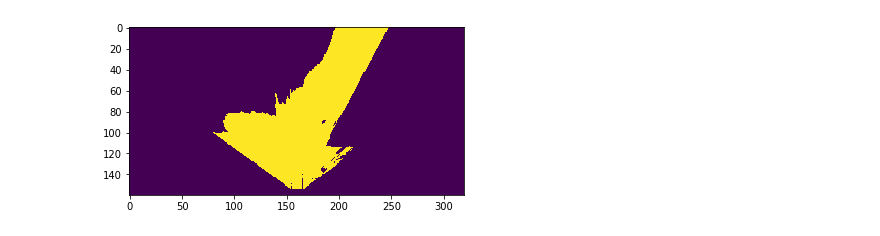
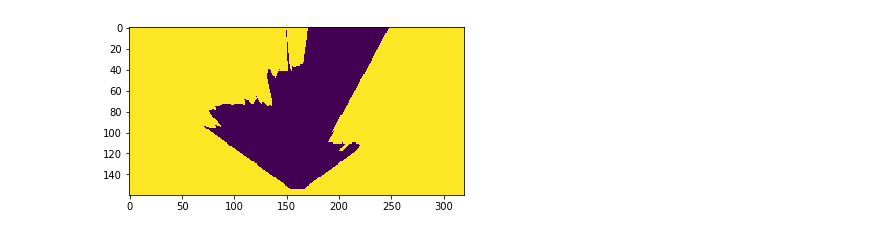
Before and after one commit to ashimneu/udacity_ws, a Jupyter notebook: RoboND-Rover-Project/code/perception_step.ipynb, the cells around one changed output. Saved outputs shown, nothing was run; the diff lists cells and outputs as text; code cells hidden in the pictures.

```diff
--- a/RoboND-Rover-Project/code/Assignment.ipynb
+++ b/RoboND-Rover-Project/code/perception_step.ipynb
@@ -7,7 +7,7 @@ import matplotlib.image as mpimg
 
 # Identify pixels above the threshold
 # Threshold of RGB > 160 does a nice job of identifying ground pixels only
-def color_thresh(img, rgb_thresh=(160, 160, 160)):
+def color_thresh_bak(img, rgb_thresh=(160, 160, 160)):
     # Create an array of zeros same xy size as img, but single channel
     color_select = np.zeros_like(img[:,:,0])
     # Require that each pixel be above all three threshold values in RGB
@@ -17,6 +17,15 @@ def color_thresh(img, rgb_thresh=(160, 160, 160)):
     # Index the array of zeros with the boolean array and set to 1
     color_select[above_thresh] = 1
     # Return the binary image
+    return color_select
+
+def color_thresh(img, rgb_thresh_l=(0, 0, 0), rgb_thresh_u =(255,255,255)):
+    # Create an array of zeros same xy size as img, but single channel
+    color_select = np.zeros_like(img[:,:,0])
+    above_thresh = (img[:,:,0] >= rgb_thresh_l[0]) & (img[:,:,0] <= rgb_thresh_u[0]) & \
+    (img[:,:,1] >= rgb_thresh_l[1]) & (img[:,:,1] <= rgb_thresh_u[1]) & \
+    (img[:,:,2] >= rgb_thresh_l[2]) & (img[:,:,2] <= rgb_thresh_u[2])
+    color_select[above_thresh] = 1
     return color_select
 
 # Define a function to convert from image pixel values to rover-centric pixel
@@ -100,13 +109,15 @@ def perception_step(Rover):
     warped_img = perspect_transform(Rover.img, source, destination)
 
     # 3) Apply color threshold to identify navigable terrain/obstacles/rock samples
-    rgb_thresh_terrain = (160,160,160)
-    rgb_thresh_rocksample = (0,0,0) # <-------------fix rgb values!
-    rgb_thresh_obstacle = (0,0,0) # <-------------fix rgb values!
+    rgb_thresh_terrain_l = (160,160,160)
+    rgb_thresh_rocksample_l = (50,110,0)
+    rgb_thresh_rocksample_u = (250,250,75)
+    rgb_thresh_obstacle_l = (0,0,0) # <-------------fix rgb values!
+    rgb_thresh_obstacle_u = (200,100,200) # <-------------fix rgb values!
 
-    terrain_img = color_thresh(warped_img, rgb_thresh_terrain)
-    rocksample_img = color_thresh(warped_img, rgb_thresh_rocksample)
-    obstacle_img = color_thresh(warped_img, rgb_thresh_obstacle)
+    terrain_img = color_thresh(warped_img, rgb_thresh_terrain_l)
+    rocksample_img = color_thresh(warped_img, rgb_thresh_rocksample_l, rgb_thresh_rocksample_u)
+    obstacle_img = color_thresh(warped_img, rgb_thresh_obstacle_l, rgb_thresh_obstacle_u)
 
     # 4) Update Rover.vision_image (this will be displayed on left side of screen)
     Rover.vision_image[:,:,0] = obstacle_img
@@ -165,32 +176,32 @@ class RoverState():
         # when you can keep going and when you should stop.  Feel free to
         # get creative in adding new fields or modifying these!
         self.stop_forward = 50 # Threshold to initiate stopping
         self.go_forward = 500 # Threshold to go forward again
         self.max_vel = 2 # Maximum velocity (meters/second)
         # Image output from perception step
         # Update this image to display your intermediate analysis steps
         # on screen in autonomous mode
         self.vision_image = np.zeros((160, 320, 3), dtype=np.float)
         # Worldmap
         # Update this image with the positions of navigable terrain
         # obstacles and rock samples
         self.worldmap = np.zeros((200, 200, 3), dtype=np.float)
         self.samples_pos = None # To store the actual sample positions
         self.samples_to_find = 0 # To store the initial count of samples
         self.samples_located = 0 # To store number of samples located on map
         self.samples_collected = 0 # To count the number of samples collected
         self.near_sample = 0 # Will be set to telemetry value data["near_sample"]
         self.picking_up = 0 # Will be set to telemetry value data["picking_up"]
         self.send_pickup = False # Set to True to trigger rock pickup
         self.world_size = 200 #<---- added by me
         self.scale = 10 #<---------- added by me
 
 
 # Initialize our rover
 
 Rover = RoverState()
 perception_step(Rover)
-image2 = plt.imshow(Rover.vision_image[:,:,2])
+image2 = plt.imshow(Rover.vision_image[:,:,0])
 plt.show()
 # %% [output]
-[figure, old version]
+[figure, new version]
```
Also changed, not shown: 2 other files.
